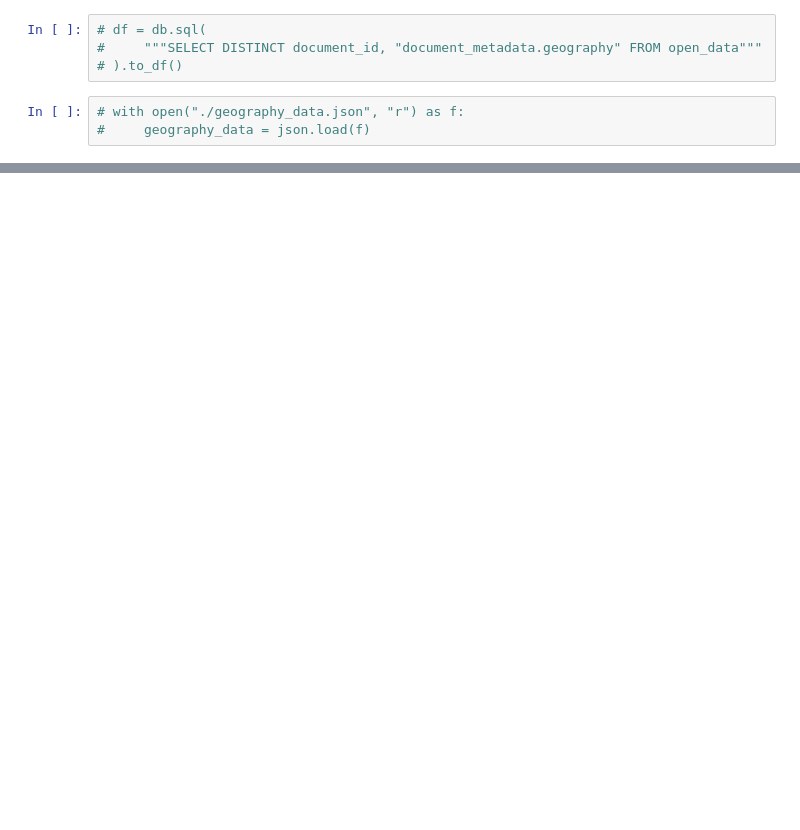
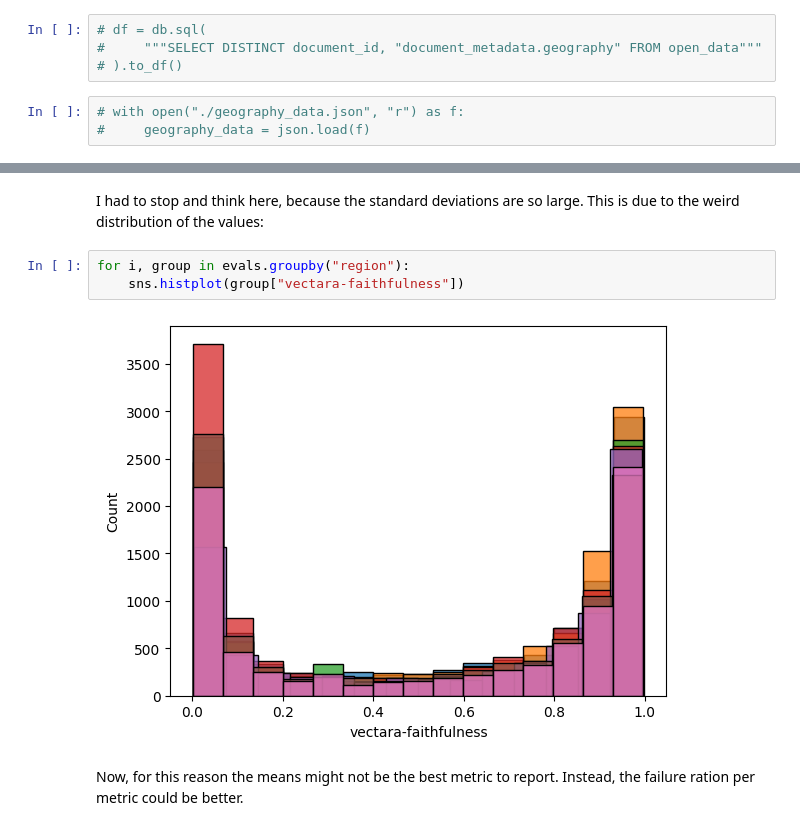
Before and after one commit to climatepolicyradar/document-qa-prototype, a Jupyter notebook: notebooks/technical_report/all_graphs.ipynb, the cells around one changed output, grey strips where cells are left out. Cells and saved outputs as stored; diff of their text form; blank space fills up the shorter version.

```diff
--- a/notebooks/technical_report/all_graphs.ipynb
+++ b/notebooks/technical_report/all_graphs.ipynb
@@ -525,0 +589,9 @@ I'm commenting out all of the below, as I only had to do it once, and save it in
+# %% [markdown]
+I had to stop and think here, because the standard deviations are so large. This is due to the weird distribution of the values:
+# %%
+for i, group in evals.groupby("region"):
+    sns.histplot(group["vectara-faithfulness"])
+# %% [output]
+[figure, added]
+# %% [markdown]
+Now, for this reason the means might not be the best metric to report. Instead, the failure ration per metric could be better.
```
Also changed, not shown: parts of 23 cells of this notebook, 1 other file.
